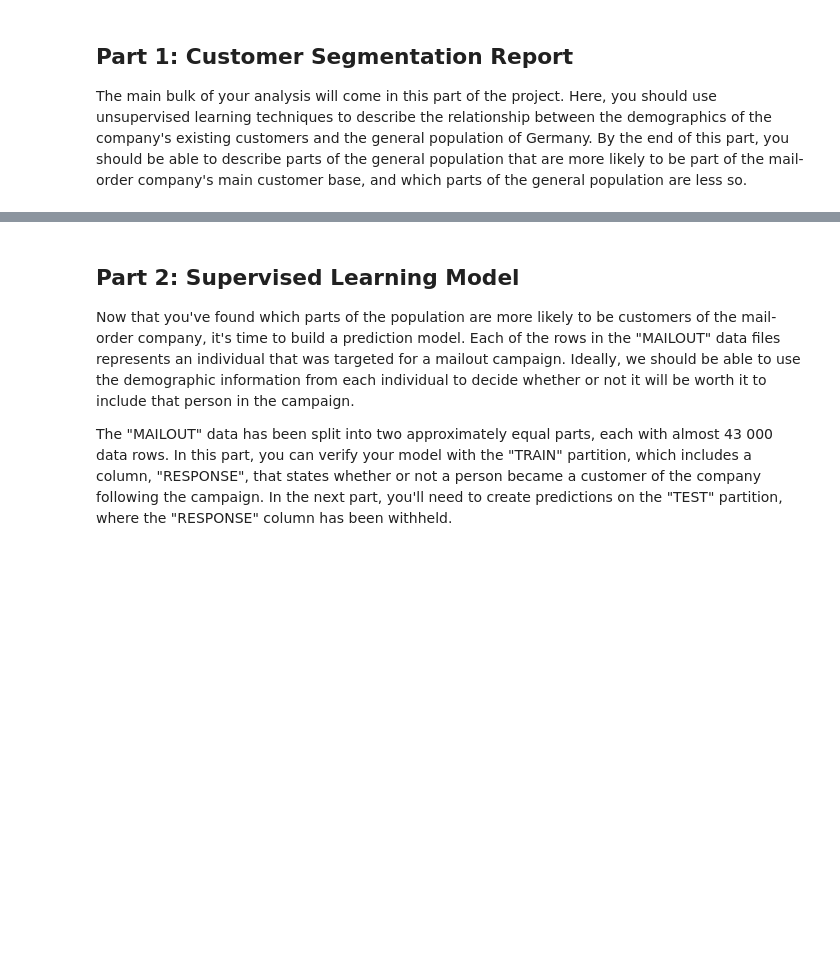
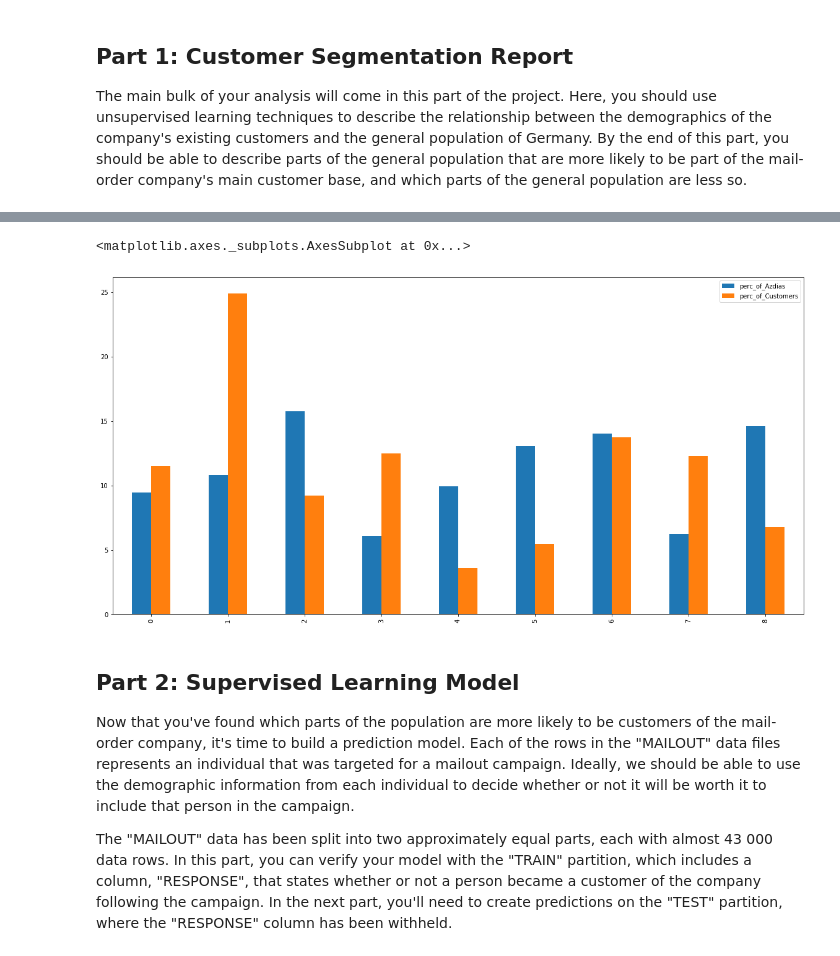
Before and after one commit to yukan97/Bertelsmann-Arvato-Capstone-Project, a Jupyter notebook: Arvato Project Workbook.ipynb, the cells around one changed output, grey strips where cells are left out. Cells and saved outputs as stored; diff of their text form; code cells hidden in the pictures; blank space fills up the shorter version.

```diff
--- a/Arvato Project Workbook.ipynb
+++ b/Arvato Project Workbook.ipynb
@@ -1137,0 +1164,3 @@ km = kmeans.fit(pca_transformed)
+# %%
+azdias_km_predict = sklearn_KMeans(pca_transformed_150)
+customers_km_predict = sklearn_KMeans(customers_pca_transformed_150)
@@ -1137,0 +1173,3 @@ km = kmeans.fit(pca_transformed)
+# %%
+azdias_km_predict = pd.Series(azdias_km_predict, name='Azdias')
+customers_km_predict = pd.Series(customers_km_predict, name='Customers')
@@ -1137,0 +1191,5 @@ km = kmeans.fit(pca_transformed)
+# %%
+clusters_df = pd.concat([azdias_km_predict.value_counts().sort_index(), customers_km_predict.value_counts().sort_index()], axis=1)
+# %%
+clusters_df = clusters_df.assign(perc_of_Azdias=lambda x: round((x.Azdias * 100 / clusters_df.Azdias.sum()),2))
+clusters_df = clusters_df.assign(perc_of_Customers=lambda x: round((x.Customers * 100 / clusters_df.Customers.sum()),2))
@@ -1138,3 +1209,8 @@ km = kmeans.fit(pca_transformed)
+# %%
+clusters_df[['perc_of_Azdias', 'perc_of_Customers']].plot(figsize=(20,10), kind = 'bar')
+# %% [output]
+<matplotlib.axes._subplots.AxesSubplot at 0x...>
+[figure, added]
 # %% [markdown]
 ## Part 2: Supervised Learning Model
 
```
Also changed, not shown: parts of 12 cells of this notebook.
